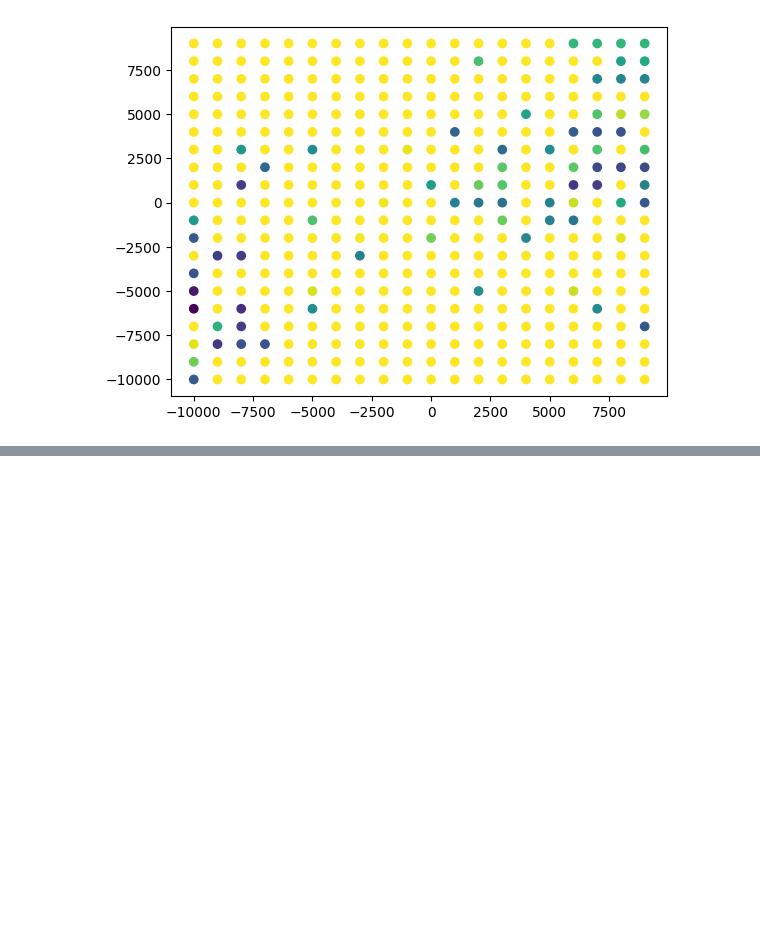
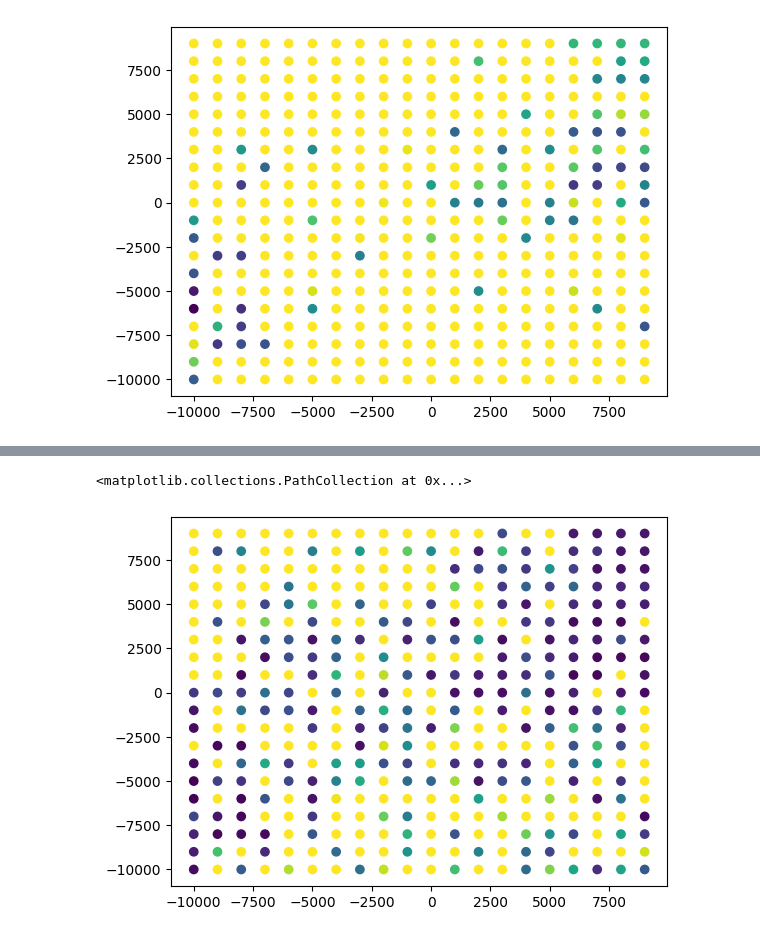
Before and after one commit to Digicat509/Three-body-problem, a Jupyter notebook: firstnotebookmaybeinitialcode.ipynb, the cells around one changed output, grey strips where cells are left out. Drawn from its saved outputs; the diff is of its cells as text; code cells hidden in the pictures; blank space fills up the shorter version.

```diff
--- a/firstnotebookmaybeinitialcode.ipynb
+++ b/firstnotebookmaybeinitialcode.ipynb
@@ -268,3 +300,15 @@ c[0:40]
+# %%
+fig, ax = plt.subplots()
+
+final_positions_inside = list_after_time[1][0]
+
+x = [sublist[1] for sublist in final_positions_inside]
+y = [sublist[2] for sublist in final_positions_inside]
+c = [sublist[0] for sublist in final_positions_inside]
+plt.scatter(x=x, y=y, c=c, cmap= 'viridis')
+# %% [output]
+<matplotlib.collections.PathCollection at 0x...>
+[figure, added]
 # %%
 plt.figure(figsize=(10, 6))
 colors = ['blue', 'red', 'green']
```
Also changed, not shown: parts of 6 cells of this notebook.
